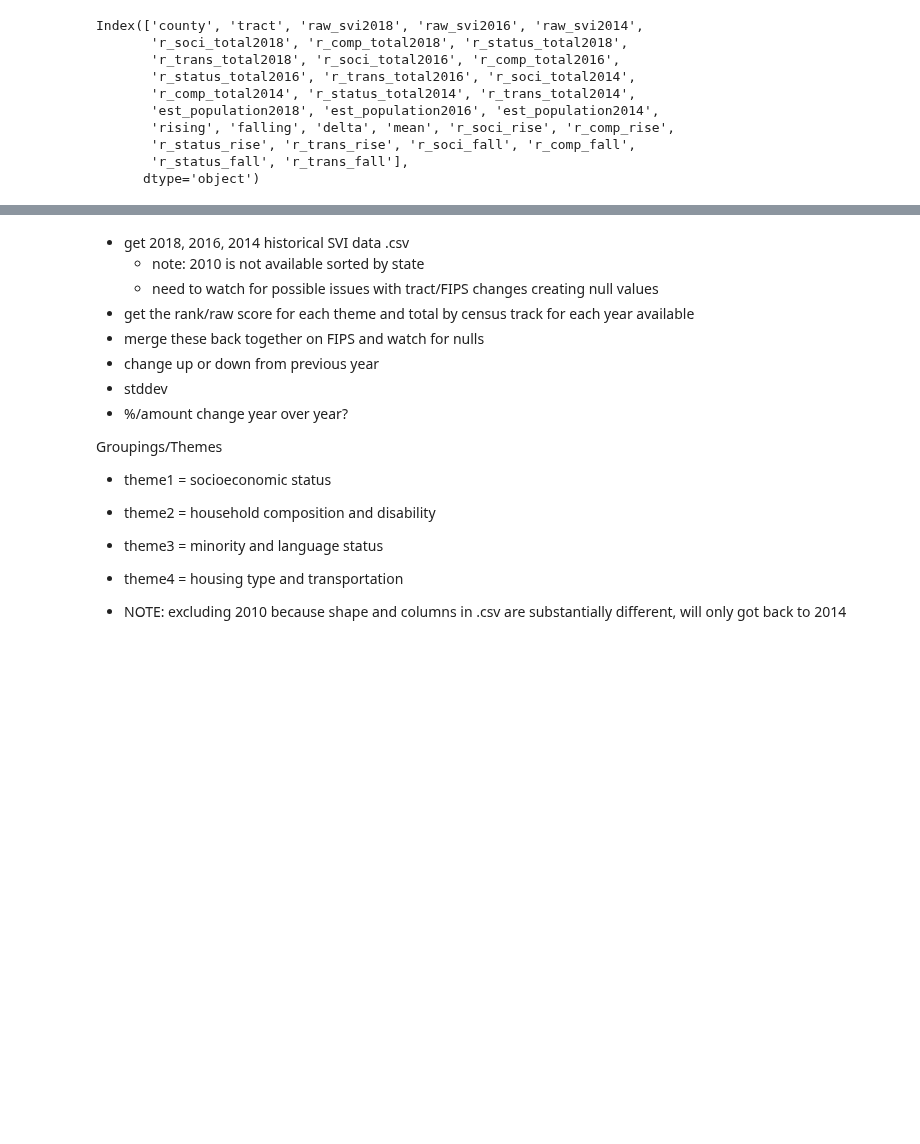
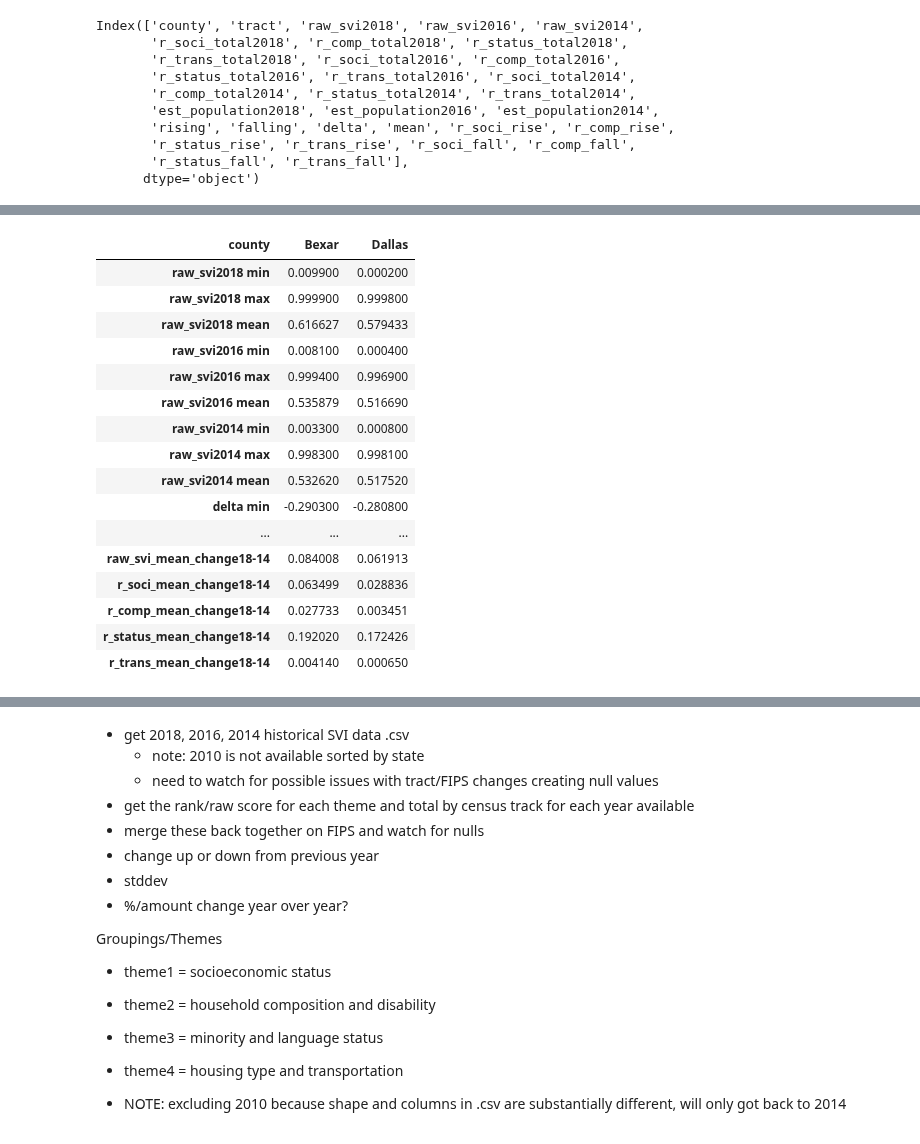
Before and after one commit to SVI-Capstone/svi_capstone, a Jupyter notebook: ryvyn.ipynb, the cells around one changed output, grey strips where cells are left out. Saved outputs shown, nothing was run; the diff lists cells and outputs as text; code cells hidden in the pictures; blank space fills up the shorter version.

```diff
--- a/ryvyn.ipynb
+++ b/ryvyn.ipynb
@@ -109,3 +137,3 @@ compdf = svi.groupby(['county'])['raw_svi2018', 'raw_svi2016', 'raw_svi2014',
 # %%
-compdf.columns = [' '.join(col).strip() for col in compdf.columns.values]
-compdf = compdf.reset_index()
+raw_compdf.columns = [' '.join(col).strip() for col in raw_compdf.columns.values]
+raw_compdf = raw_compdf.reset_index()
@@ -121,0 +149,3 @@ compdf.head()
+# %%
+rbdcomp = raw_compdf[(raw_compdf.county == 'Dallas') | (raw_compdf.county == 'Bexar')]
+rbdcomp
@@ -121,0 +164,2 @@ compdf.head()
+# %%
+rbdcomp = rbdcomp.set_index('county')
@@ -121,0 +176,26 @@ compdf.head()
+# %%
+rbdcomp['raw_svi_mean_change18-14'] = rbdcomp['raw_svi2018 mean'] - rbdcomp['raw_svi2014 mean']
+rbdcomp['r_soci_mean_change18-14'] = rbdcomp['r_soci_total2018 mean'] - rbdcomp['r_soci_total2014 mean']
+rbdcomp['r_comp_mean_change18-14'] = rbdcomp['r_comp_total2018 mean'] - rbdcomp['r_comp_total2014 mean']
+rbdcomp['r_status_mean_change18-14'] = rbdcomp['r_status_total2018 mean'] - rbdcomp['r_status_total2014 mean']
+rbdcomp['r_trans_mean_change18-14'] = rbdcomp['r_trans_total2018 mean'] - rbdcomp['r_trans_total2014 mean']
+# %%
+rbdcomp.T
+# %% [output]
+| county | Bexar | Dallas |
+| raw_svi2018 min | 0.009900 | 0.000200 |
+| raw_svi2018 max | 0.999900 | 0.999800 |
+| raw_svi2018 mean | 0.616627 | 0.579433 |
+| raw_svi2016 min | 0.008100 | 0.000400 |
+| raw_svi2016 max | 0.999400 | 0.996900 |
+| raw_svi2016 mean | 0.535879 | 0.516690 |
+| raw_svi2014 min | 0.003300 | 0.000800 |
+| raw_svi2014 max | 0.998300 | 0.998100 |
+| raw_svi2014 mean | 0.532620 | 0.517520 |
+| delta min | -0.290300 | -0.280800 |
+| ... | ... | ... |
+| raw_svi_mean_change18-14 | 0.084008 | 0.061913 |
+| r_soci_mean_change18-14 | 0.063499 | 0.028836 |
+| r_comp_mean_change18-14 | 0.027733 | 0.003451 |
+| r_status_mean_change18-14 | 0.192020 | 0.172426 |
+| r_trans_mean_change18-14 | 0.004140 | 0.000650 |
```
Also changed, not shown: parts of 22 cells of this notebook.
